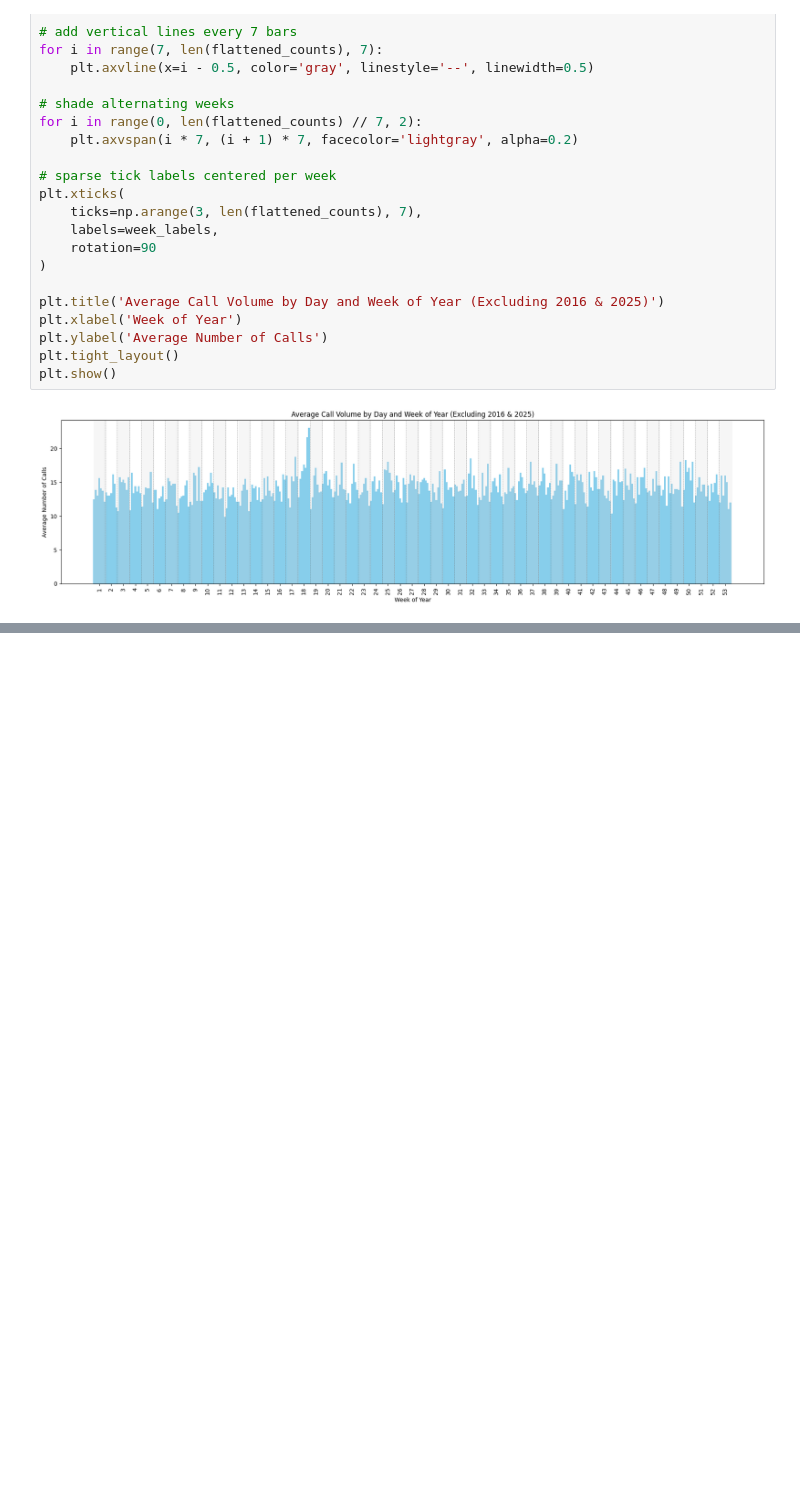
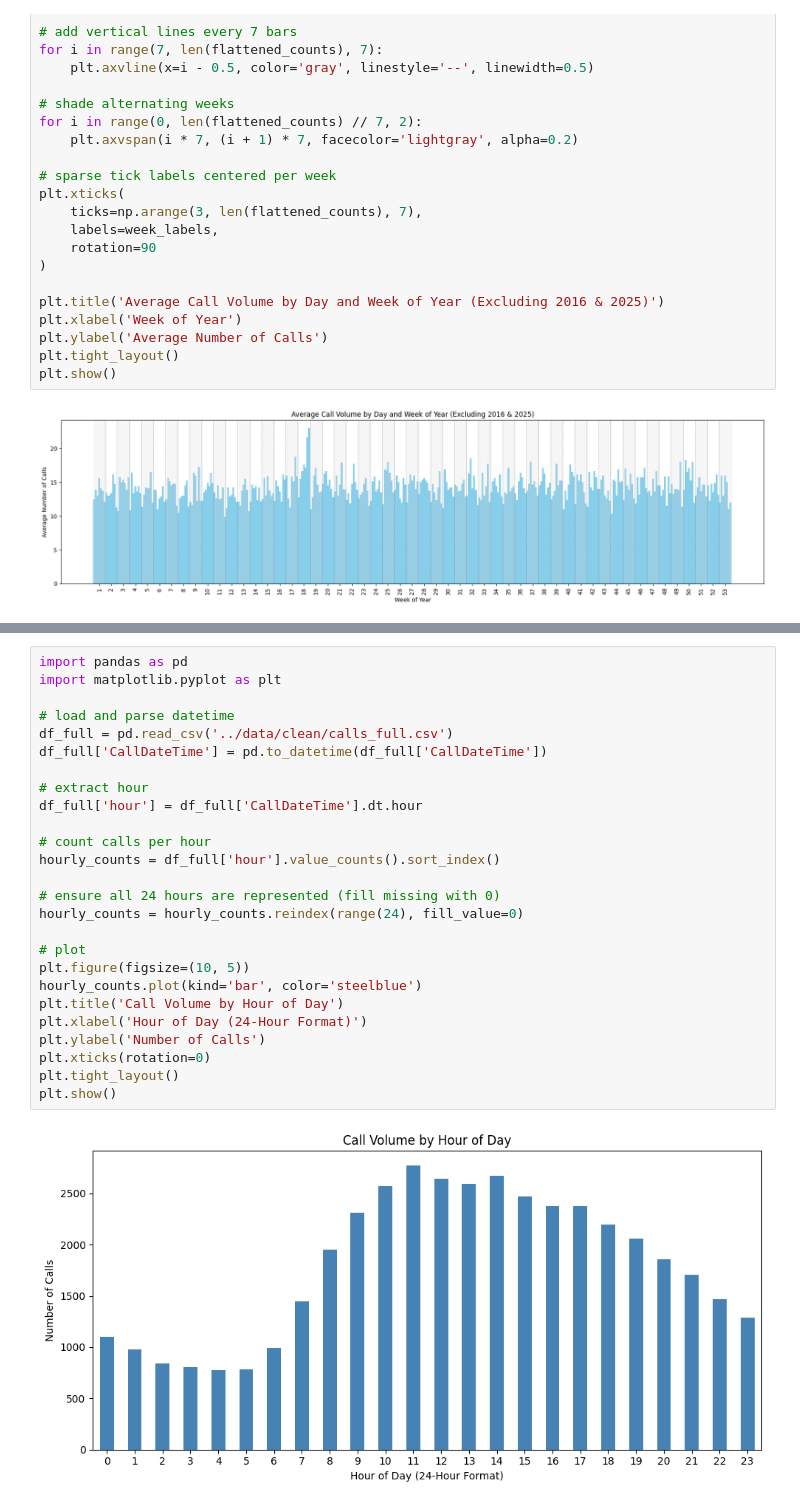
Before and after one commit to baywigg/ML4VA, a Jupyter notebook: visualizing/plotting_trends.ipynb, the cells around one changed output, grey strips where cells are left out. Drawn from its saved outputs; the diff is of its cells as text; blank space fills up the shorter version.

```diff
--- a/visualizing/plotting_trends.ipynb
+++ b/visualizing/plotting_trends.ipynb
@@ -154,0 +228,28 @@ plt.show()
+# %%
+import pandas as pd
+import matplotlib.pyplot as plt
+
+# load and parse datetime
+df_full = pd.read_csv('../data/clean/calls_full.csv')
+df_full['CallDateTime'] = pd.to_datetime(df_full['CallDateTime'])
+
+# extract hour
+df_full['hour'] = df_full['CallDateTime'].dt.hour
+
+# count calls per hour
+hourly_counts = df_full['hour'].value_counts().sort_index()
+
+# ensure all 24 hours are represented (fill missing with 0)
+hourly_counts = hourly_counts.reindex(range(24), fill_value=0)
+
+# plot
+plt.figure(figsize=(10, 5))
+hourly_counts.plot(kind='bar', color='steelblue')
+plt.title('Call Volume by Hour of Day')
+plt.xlabel('Hour of Day (24-Hour Format)')
+plt.ylabel('Number of Calls')
+plt.xticks(rotation=0)
+plt.tight_layout()
+plt.show()
+# %% [output]
+[figure, added]
```
Also changed, not shown: parts of 4 cells of this notebook, 4 other files.
